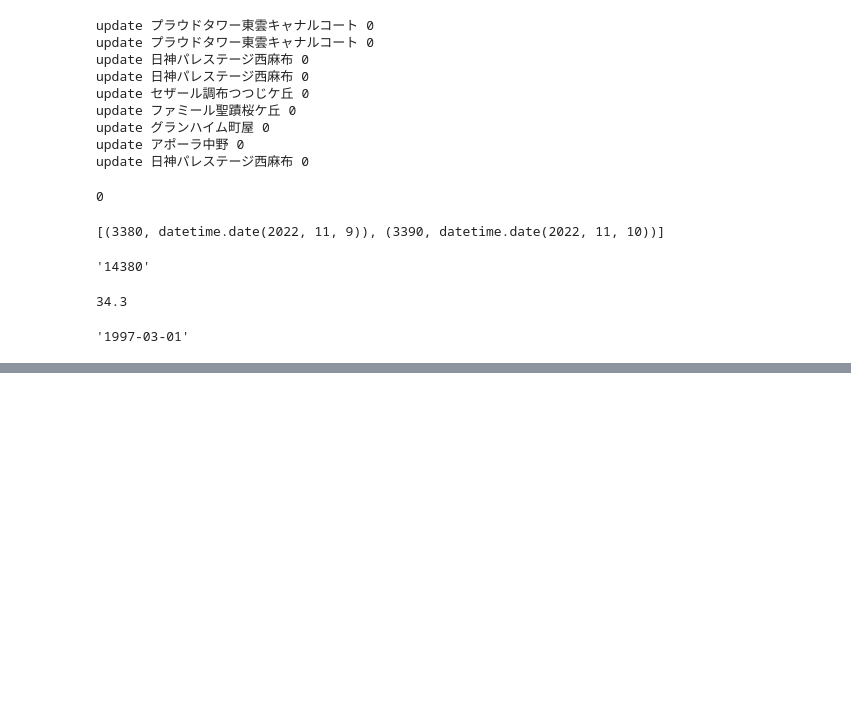
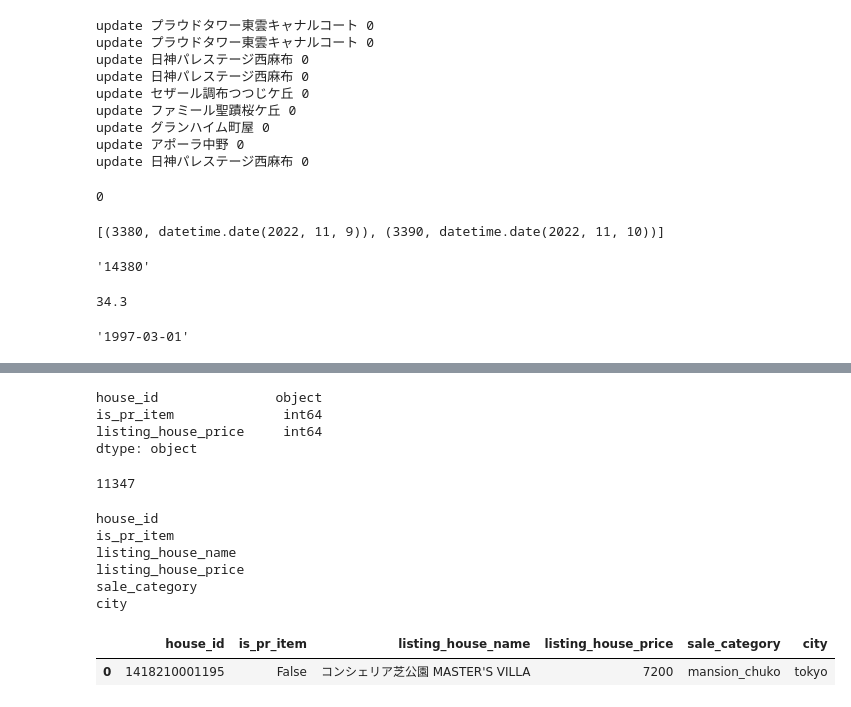
Before and after one commit to yudun/houspiders, a Jupyter notebook: notebooks/playgroud.ipynb, the cells around one changed output, grey strips where cells are left out. Drawn from its saved outputs; the diff is of its cells as text; code cells hidden in the pictures; blank space fills up the shorter version.

```diff
--- a/notebooks/playgroud.ipynb
+++ b/notebooks/playgroud.ipynb
@@ -280,0 +302,29 @@ date(1997, 3, 1).strftime("%Y-%m-%d")
+# %%
+available_house_df.dtypes
+# %% [output]
+house_id               object
+is_pr_item              int64
+listing_house_price     int64
+dtype: object
+# %%
+len(new_house_link_df['house_id'])
+# %% [output]
+11347
+# %%
+for x in new_house_link_df:
+    try:
+        t = int(x.house_id)
+    except:
+        print(x)
+# %% [output]
+house_id
+is_pr_item
+listing_house_name
+listing_house_price
+sale_category
+city
+# %%
+new_house_link_df[new_house_link_df['listing_house_price'] == 7200.0]
+# %% [output]
+|  | house_id | is_pr_item | listing_house_name | listing_house_price | sale_category | city |
+| 0 | 1418210001195 | False | コンシェリア芝公園 MASTER'S VILLA | 7200 | mansion_chuko | tokyo |
```
Also changed, not shown: parts of 14 cells of this notebook, 5 other files.
